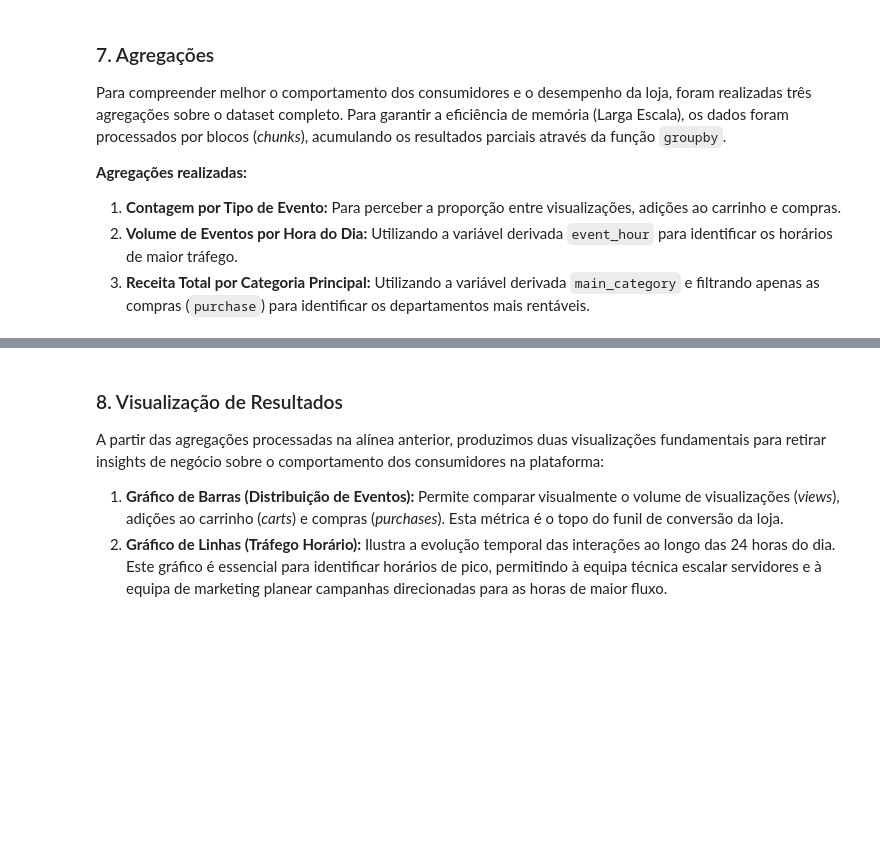
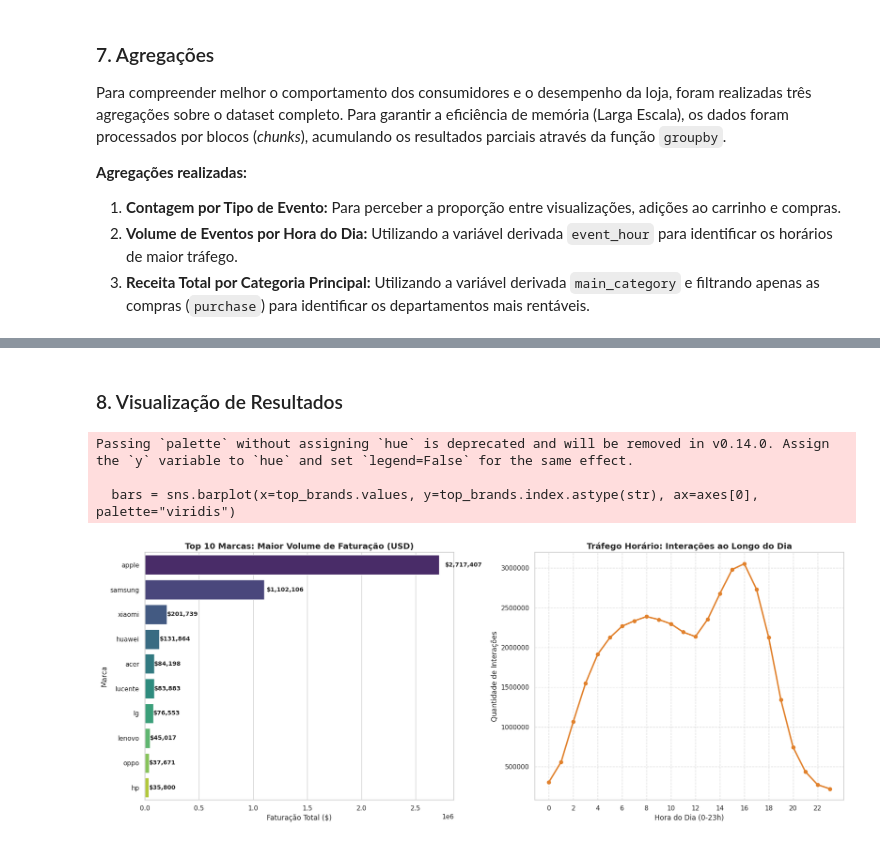
Before and after one commit to DinisAmado/CDLE-Projeto2, a Jupyter notebook: notebook.ipynb, the cells around one changed output, grey strips where cells are left out. Saved outputs shown, nothing was run; the diff lists cells and outputs as text; code cells hidden in the pictures; blank space fills up the shorter version.

```diff
--- a/notebook.ipynb
+++ b/notebook.ipynb
@@ -627,7 +742,2 @@ display(revenue_by_category.sort_values(ascending=False).head(5).map('${:,.2f}'.
 # %% [markdown]
 ### 8. Visualização de Resultados
-
-A partir das agregações processadas na alínea anterior, produzimos duas visualizações fundamentais para retirar insights de negócio sobre o comportamento dos consumidores na plataforma:
-
-1. **Gráfico de Barras (Distribuição de Eventos):** Permite comparar visualmente o volume de visualizações (*views*), adições ao carrinho (*carts*) e compras (*purchases*). Esta métrica é o topo do funil de conversão da loja.
-2. **Gráfico de Linhas (Tráfego Horário):** Ilustra a evolução temporal das interações ao longo das 24 horas do dia. Este gráfico é essencial para identificar horários de pico, permitindo à equipa técnica escalar servidores e à equipa de marketing planear campanhas direcionadas para as horas de maior fluxo.
@@ -654,0 +744,48 @@ plt.show()
+# %%
+# Configurar o estilo geral dos gráficos para manter a consistência visual
+sns.set_theme(style="whitegrid")
+
+# Criar uma figura com 2 subplots lado a lado
+fig, axes = plt.subplots(1, 2, figsize=(18, 7))
+
+# Gráfico 1: Top 10 Marcas com Maior Faturação
+
+# Filtrar apenas as compras no chunk atual
+purchases = df_chunk[df_chunk['event_type'] == 'purchase']
+
+# Agrupar por marca, somar o preço e ordenar as 10 melhores
+top_brands = purchases.groupby('brand', observed=True)['price'].sum().sort_values(ascending=False).head(10)
+
+# Desenhar o gráfico de barras horizontal (o astype(str) corrige o bug das categorias vazias)
+bars = sns.barplot(x=top_brands.values, y=top_brands.index.astype(str), ax=axes[0], palette="viridis")
+
+# Formatação do gráfico de barras
+axes[0].set_title('Top 10 Marcas: Maior Volume de Faturação (USD)', fontsize=14, fontweight='bold')
+axes[0].set_xlabel('Faturação Total ($)', fontsize=12)
+axes[0].set_ylabel('Marca', fontsize=12)
+
+# Adicionar os valores exatos em dólares à frente de cada barra para melhor leitura técnica
+for i, v in enumerate(top_brands.values):
+    axes[0].text(v + (v * 0.02), i, f'${int(v):,}', va='center', fontsize=10, fontweight='bold')
+
+
+# Gráfico 2: Tráfego Horário (Interações ao Longo do Dia)
+axes[1].plot(events_by_hour.index, events_by_hour.values, marker='o', color='#E1812C', linewidth=2.5)
+
+# Formatação do gráfico de linhas
+axes[1].set_title('Tráfego Horário: Interações ao Longo do Dia', fontsize=14, fontweight='bold')
+axes[1].set_xlabel('Hora do Dia (0-23h)', fontsize=12)
+axes[1].set_ylabel('Quantidade de Interações', fontsize=12)
+axes[1].set_xticks(range(0, 24, 2))
+
+# Remove a notação científica para apresentar os números por extenso
+axes[1].ticklabel_format(style='plain', axis='y')
+axes[1].grid(True, linestyle='--', alpha=0.7)
+
+plt.tight_layout()
+plt.show()
+# %% [output]
+Passing `palette` without assigning `hue` is deprecated and will be removed in v0.14.0. Assign the `y` variable to `hue` and set `legend=False` for the same effect.
+
+  bars = sns.barplot(x=top_brands.values, y=top_brands.index.astype(str), ax=axes[0], palette="viridis")
+[figure, added]
```
Also changed, not shown: parts of 44 cells of this notebook.
